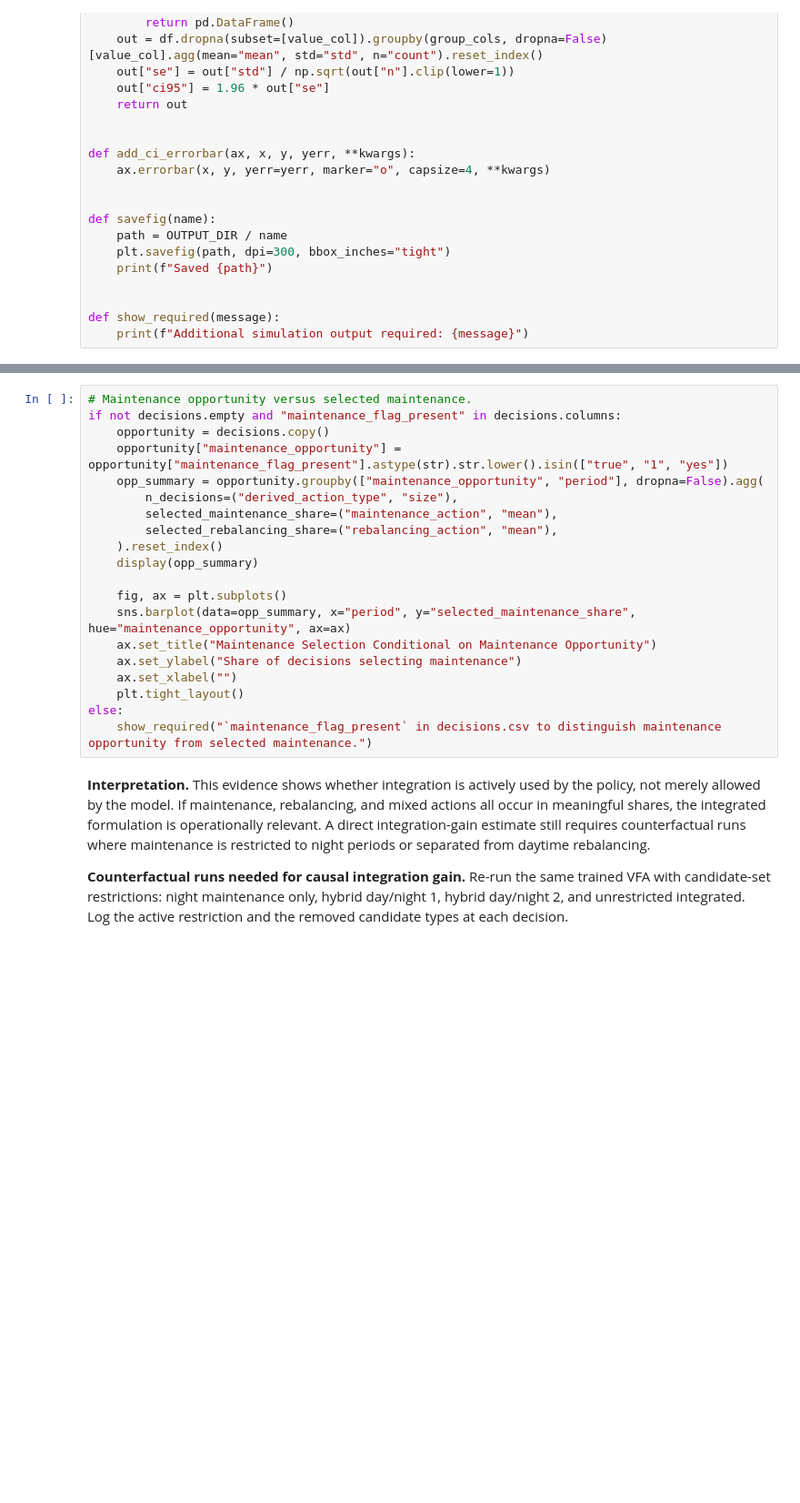
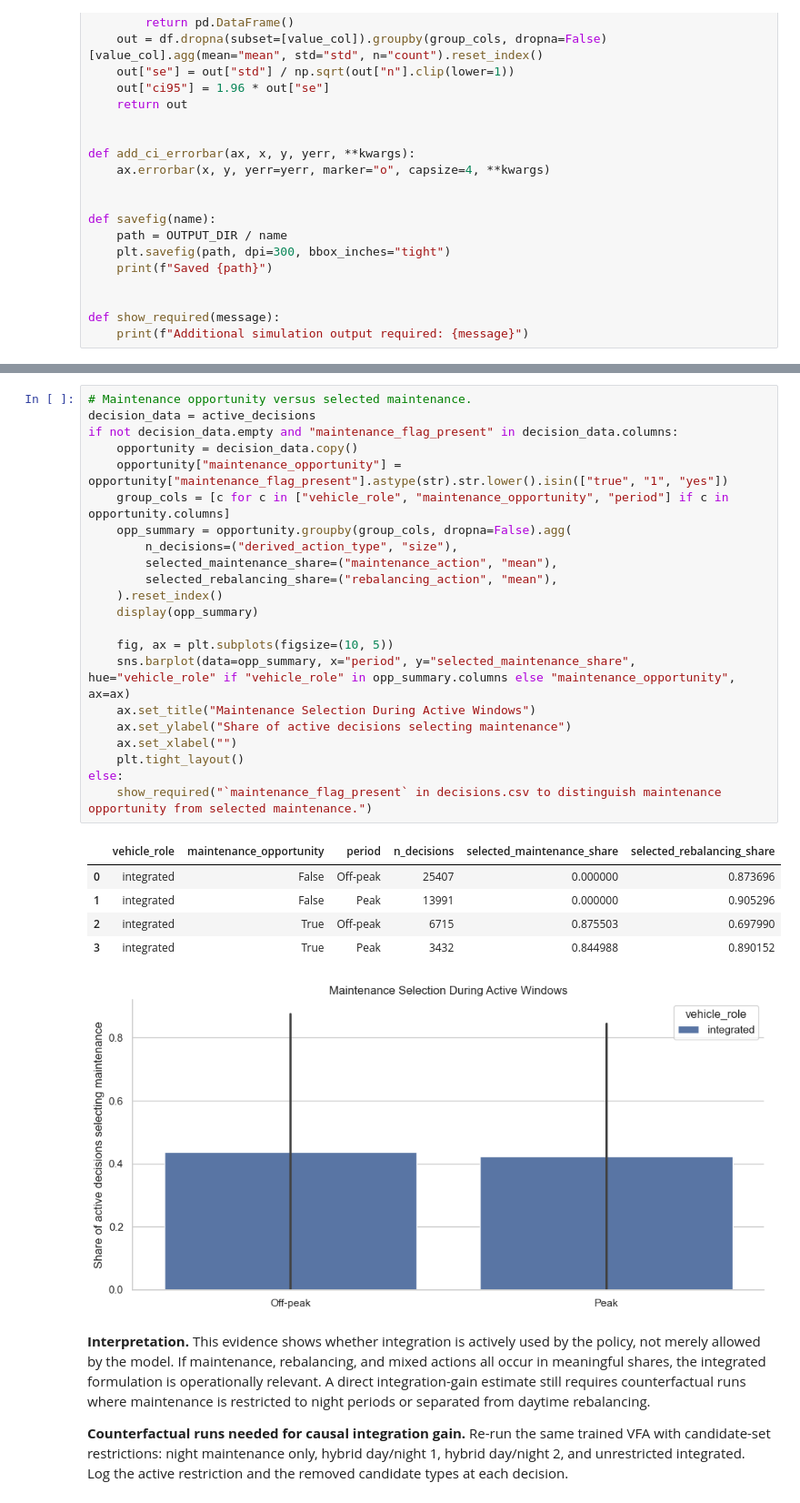
Before and after one commit to EECS-NTNU/FOMOsim, a Jupyter notebook: managerial_insights_analysis.ipynb, the cells around one changed output, grey strips where cells are left out. Shown at 91% size. Cells and saved outputs as stored; diff of their text form; blank space fills up the shorter version.

```diff
--- a/managerial_insights_analysis.ipynb
+++ b/managerial_insights_analysis.ipynb
@@ -329,23 +685,32 @@ else:
 # %%
 # Maintenance opportunity versus selected maintenance.
-if not decisions.empty and "maintenance_flag_present" in decisions.columns:
-    opportunity = decisions.copy()
+decision_data = active_decisions
+if not decision_data.empty and "maintenance_flag_present" in decision_data.columns:
+    opportunity = decision_data.copy()
     opportunity["maintenance_opportunity"] = opportunity["maintenance_flag_present"].astype(str).str.lower().isin(["true", "1", "yes"])
-    opp_summary = opportunity.groupby(["maintenance_opportunity", "period"], dropna=False).agg(
+    group_cols = [c for c in ["vehicle_role", "maintenance_opportunity", "period"] if c in opportunity.columns]
+    opp_summary = opportunity.groupby(group_cols, dropna=False).agg(
         n_decisions=("derived_action_type", "size"),
         selected_maintenance_share=("maintenance_action", "mean"),
         selected_rebalancing_share=("rebalancing_action", "mean"),
     ).reset_index()
     display(opp_summary)
 
-    fig, ax = plt.subplots()
-    sns.barplot(data=opp_summary, x="period", y="selected_maintenance_share", hue="maintenance_opportunity", ax=ax)
-    ax.set_title("Maintenance Selection Conditional on Maintenance Opportunity")
-    ax.set_ylabel("Share of decisions selecting maintenance")
+    fig, ax = plt.subplots(figsize=(10, 5))
+    sns.barplot(data=opp_summary, x="period", y="selected_maintenance_share", hue="vehicle_role" if "vehicle_role" in opp_summary.columns else "maintenance_opportunity", ax=ax)
+    ax.set_title("Maintenance Selection During Active Windows")
+    ax.set_ylabel("Share of active decisions selecting maintenance")
     ax.set_xlabel("")
     plt.tight_layout()
 else:
     show_required("`maintenance_flag_present` in decisions.csv to distinguish maintenance opportunity from selected maintenance.")
+# %% [output]
+|  | vehicle_role | maintenance_opportunity | period | n_decisions | selected_maintenance_share | selected_rebalancing_share |
+| 0 | integrated | False | Off-peak | 25407 | 0.000000 | 0.873696 |
+| 1 | integrated | False | Peak | 13991 | 0.000000 | 0.905296 |
+| 2 | integrated | True | Off-peak | 6715 | 0.875503 | 0.697990 |
+| 3 | integrated | True | Peak | 3432 | 0.844988 | 0.890152 |
+[figure, added]
 # %% [markdown]
 **Interpretation.** This evidence shows whether integration is actively used by the policy, not merely allowed by the model. If maintenance, rebalancing, and mixed actions all occur in meaningful shares, the integrated formulation is operationally relevant. A direct integration-gain estimate still requires counterfactual runs where maintenance is restricted to night periods or separated from daytime rebalancing.
 
```
Also changed, not shown: parts of 25 cells of this notebook.
